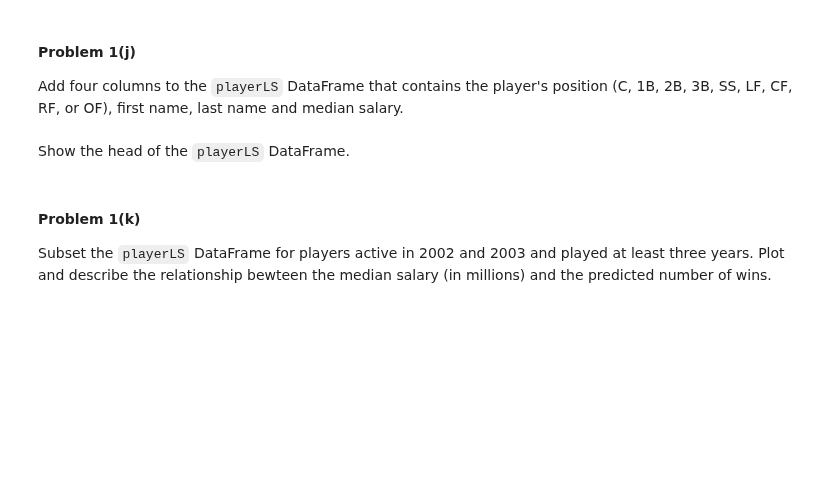
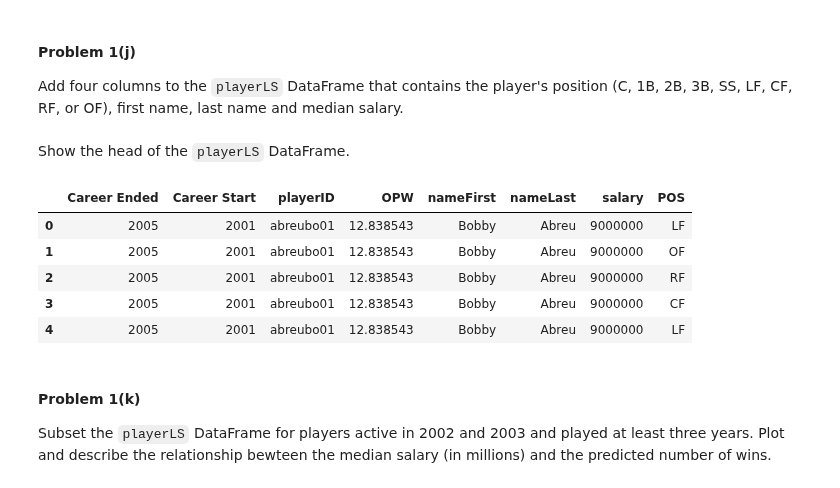
Before and after one commit to AnilKumarTeegala/DSE220_Machine_Learning, a Jupyter notebook: IPynb/Assignment_2_MAS.ipynb, the cells around one changed output. Drawn from its saved outputs; the diff is of its cells as text; code cells hidden in the pictures; blank space fills up the shorter version.

```diff
--- a/IPynb/Assignment_2_MAS.ipynb
+++ b/IPynb/Assignment_2_MAS.ipynb
@@ -352,2 +350,8 @@ Add four columns to the `playerLS` DataFrame that contains the player's position
+# %%
+playerLS = playerLS.merge(medianSalaries, how='inner', on='playerID')
+
+playerID_Pos = fielding[['playerID','POS']]
+
+playerLS = playerLS.merge(playerID_Pos, how='inner', on='playerID')
 # %% [markdown]
 Show the head of the `playerLS` DataFrame.
@@ -356,3 +358,12 @@ Show the head of the `playerLS` DataFrame.
+# %%
+playerLS.head()
+# %% [output]
+|  | Career Ended | Career Start | playerID | OPW | nameFirst | nameLast | salary | POS |
+| 0 | 2005 | 2001 | abreubo01 | 12.838543 | Bobby | Abreu | 9000000 | LF |
+| 1 | 2005 | 2001 | abreubo01 | 12.838543 | Bobby | Abreu | 9000000 | OF |
+| 2 | 2005 | 2001 | abreubo01 | 12.838543 | Bobby | Abreu | 9000000 | RF |
+| 3 | 2005 | 2001 | abreubo01 | 12.838543 | Bobby | Abreu | 9000000 | CF |
+| 4 | 2005 | 2001 | abreubo01 | 12.838543 | Bobby | Abreu | 9000000 | LF |
 # %% [markdown]
 #### Problem 1(k)
 
```
Also changed, not shown: parts of 2 cells of this notebook.
